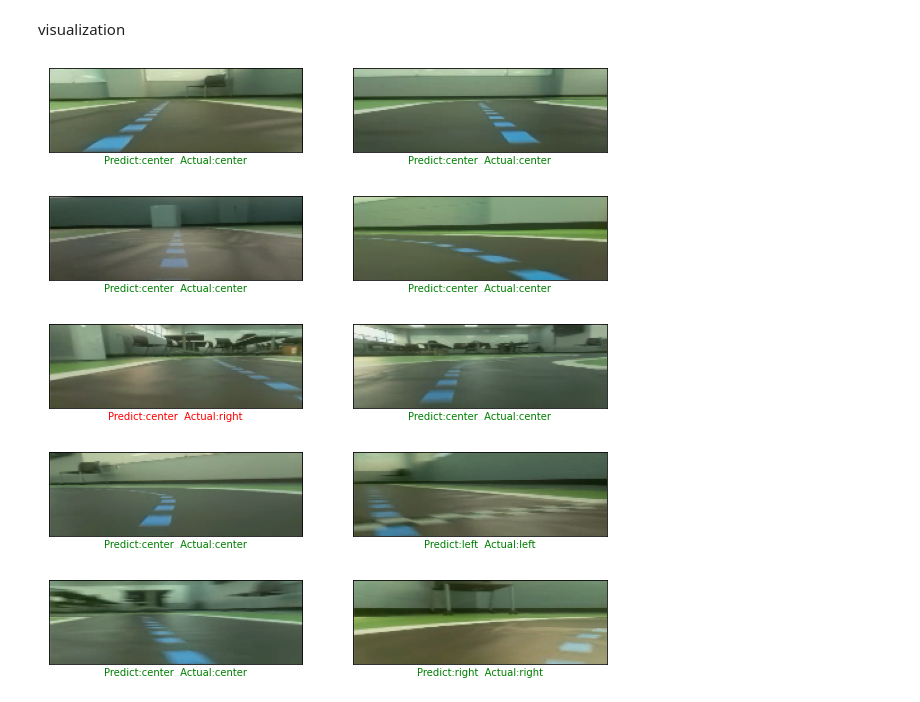
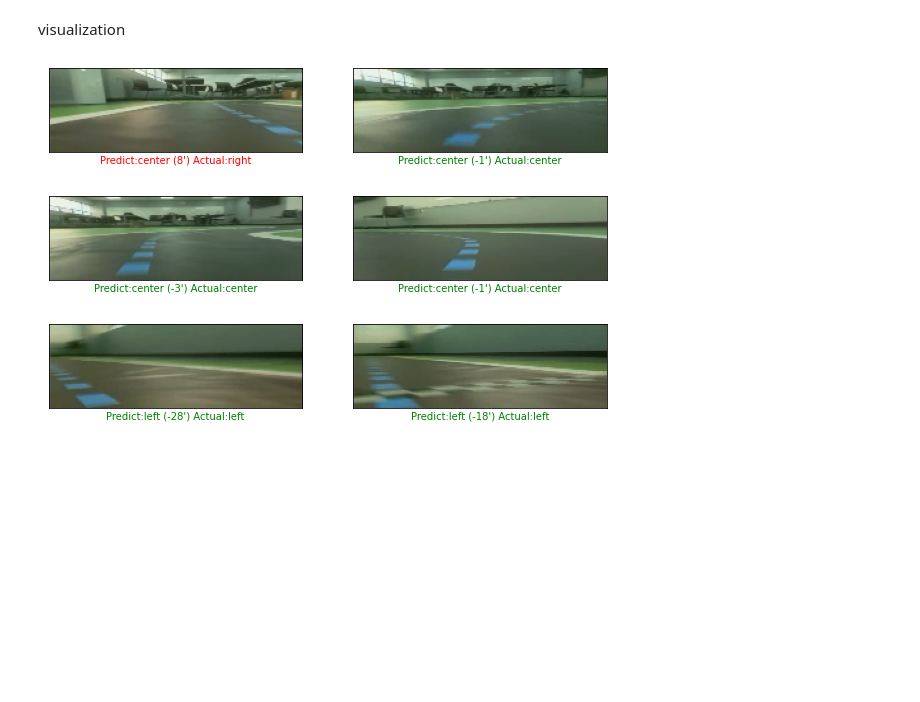
Before and after one commit to ahmedius2/DeepPicar-v3-awsdeepracer, a Jupyter notebook: RunAll.ipynb, the cells around one changed output. Cells and saved outputs as stored; diff of their text form; code cells hidden in the pictures; blank space fills up the shorter version.

```diff
--- a/RunAll.ipynb
+++ b/RunAll.ipynb
@@ -230,8 +230,8 @@ def get_action(angle_rad):
   elif degree <-15:
     return "left"
 # %%
-pred = model.predict(x_test)
-pred = np.array(list(map(get_action, pred)))
+pred_angle = model.predict(x_test)
+pred = np.array(list(map(get_action, pred_angle)))
 ground = np.array(list(map(get_action, y_test)))
 print('Accuracy is %.3f' % np.mean(pred == ground))
 # %% [output]
@@ -278,31 +240,28 @@ models/large-200x66x3.tflite is saved. copy this file to the robot
 visualization
 # %%
 def plot_image(i, prediction_array, groundtrue_array, img_array):
-  predicted_label, groundtrue_label, img = prediction_array[i], groundtrue_array[i], img_array[i]
+  angle, predicted_label, groundtrue_label, img = int(rad2deg(pred_angle[i])), prediction_array[i], groundtrue_array[i], img_array[i]
   plt.grid(True)
   plt.xticks([])
   plt.yticks([])
   img = np.squeeze(img)
   plt.imshow(img, cmap=plt.cm.binary)
   if predicted_label == groundtrue_label:
     color = 'green'
   else:
     color = 'red'
-  plt.xlabel(f"Predict:{predicted_label}  Actual:{groundtrue_label}", color=color)
+  plt.xlabel("Predict:{} ({}') Actual:{}".format(predicted_label,angle,groundtrue_label), color=color)
+
+#@title Visualize the outputs { run: "auto" }
+index = 6 #@param {type:"slider", min:0, max:244, step:6}
+for i in range(3):
+  plt.figure(figsize=(10,3))
+  plt.subplot(1,2,1)
+  plot_image(index + 2*i, pred, ground, x_test)
+  plt.subplot(1,2,2)
+  plot_image(index + 2*i+1, pred, ground, x_test)
+  plt.show()
+# %% [output]
+[figure, added]
+[figure, added]
+[figure, added]
-# %%
-#@title Visualize the outputs { run: "auto" }
-index = 0 #@param {type:"slider", min:0, max:250, step:10}
-for i in range(5):
-  plt.figure(figsize=(10,3))
-  plt.subplot(1,2,1)
-  plot_image(index + 2*i, pred, ground, x_test)
-  index += 1
-  plt.subplot(1,2,2)
-  plot_image(index + 2*i+1, pred, ground, x_test)
-  plt.show()
-# %% [output]
-[figure, removed]
-[figure, removed]
-[figure, removed]
-[figure, removed]
-[figure, removed]
```
Also changed, not shown: parts of 1 cell of this notebook.
